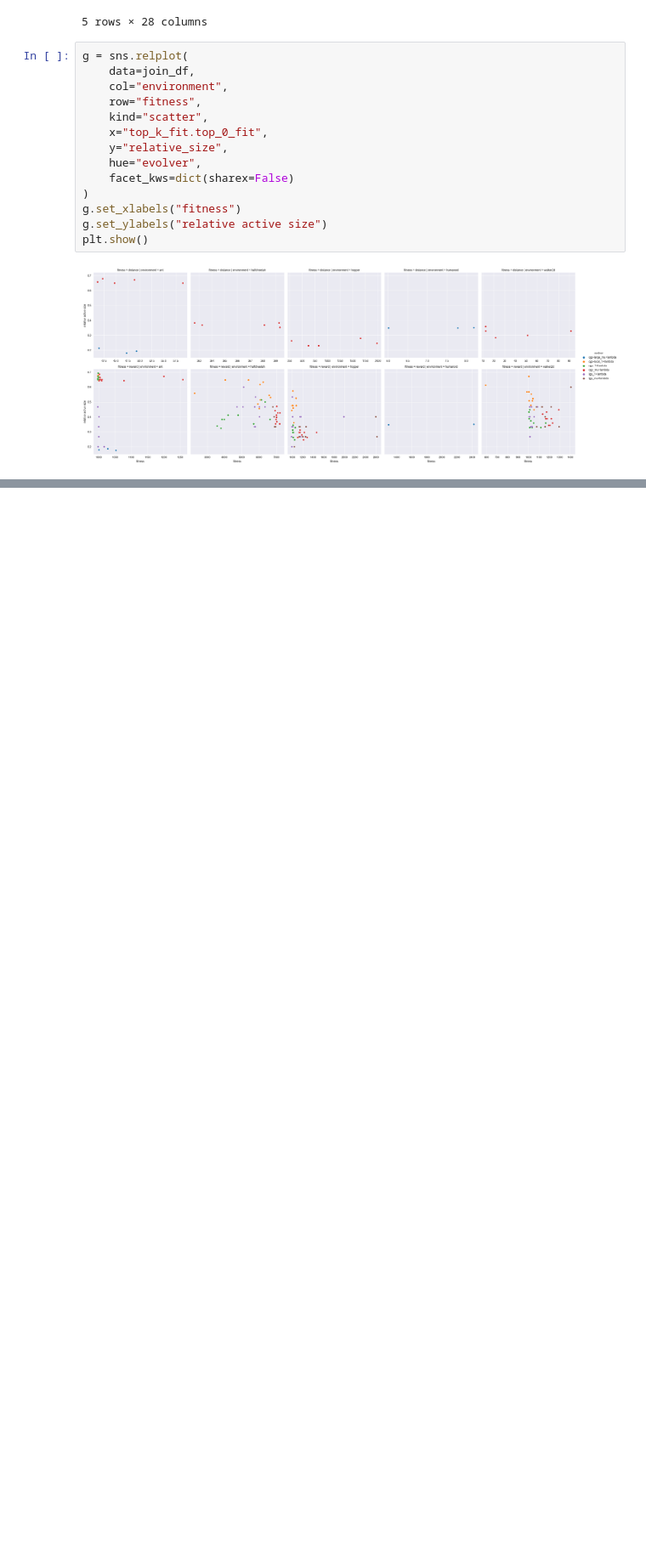
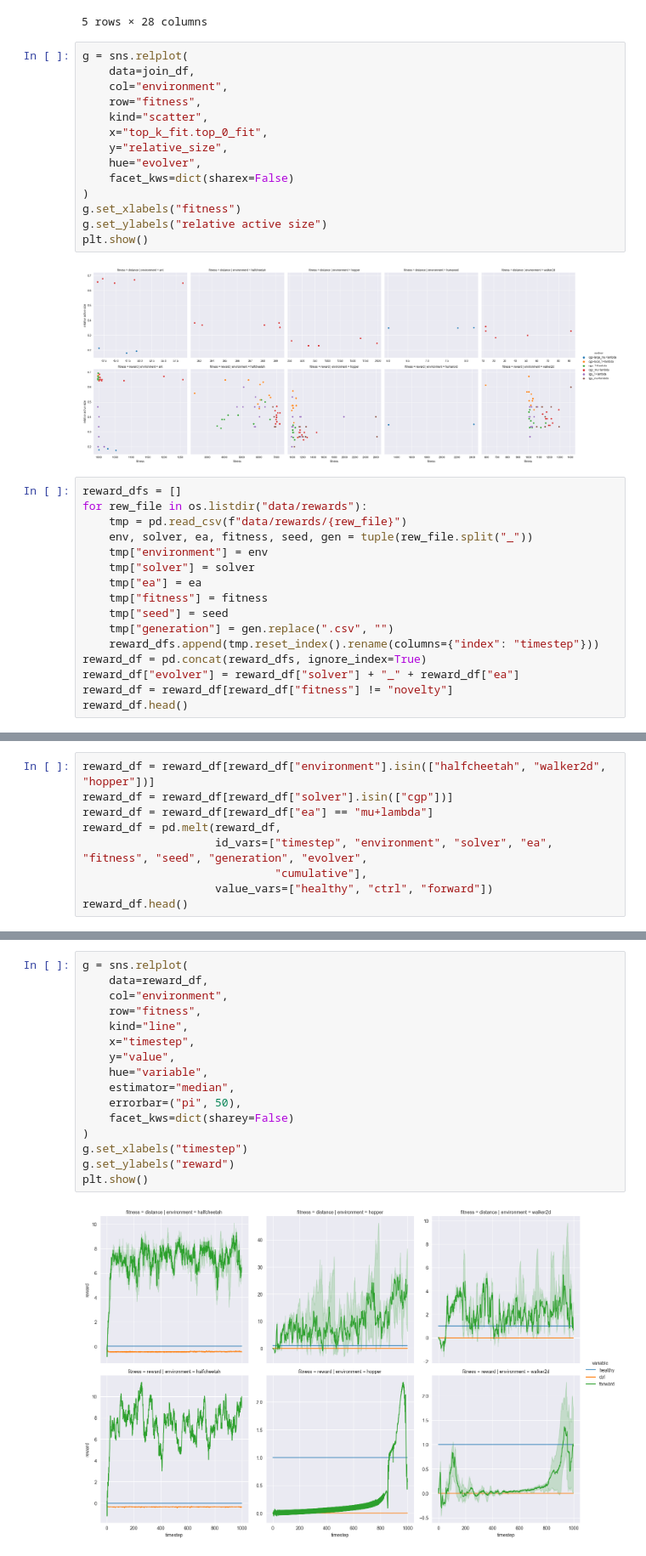
Before and after one commit to giorgia-nadizar/cgpax, a Jupyter notebook: analysis/analysis.ipynb, the cells around one changed output, grey strips where cells are left out. Shown at 85% size. Drawn from its saved outputs; the diff is of its cells as text; blank space fills up the shorter version.

Commit message:
Fitness and graph size analysis updated.

```diff
--- a/analysis/analysis.ipynb
+++ b/analysis/analysis.ipynb
@@ -134,3 +134,19 @@ g.set_ylabels("relative active size")
 plt.show()
 # %% [output]
 [figure]
+# %%
+reward_dfs = []
+for rew_file in os.listdir("data/rewards"):
+    tmp = pd.read_csv(f"data/rewards/{rew_file}")
+    env, solver, ea, fitness, seed, gen = tuple(rew_file.split("_"))
+    tmp["environment"] = env
+    tmp["solver"] = solver
+    tmp["ea"] = ea
+    tmp["fitness"] = fitness
+    tmp["seed"] = seed
+    tmp["generation"] = gen.replace(".csv", "")
+    reward_dfs.append(tmp.reset_index().rename(columns={"index": "timestep"}))
+reward_df = pd.concat(reward_dfs, ignore_index=True)
+reward_df["evolver"] = reward_df["solver"] + "_" + reward_df["ea"]
+reward_df = reward_df[reward_df["fitness"] != "novelty"]
+reward_df.head()
@@ -136,0 +160,9 @@ plt.show()
+# %%
+reward_df = reward_df[reward_df["environment"].isin(["halfcheetah", "walker2d", "hopper"])]
+reward_df = reward_df[reward_df["solver"].isin(["cgp"])]
+reward_df = reward_df[reward_df["ea"] == "mu+lambda"]
+reward_df = pd.melt(reward_df,
+                    id_vars=["timestep", "environment", "solver", "ea", "fitness", "seed", "generation", "evolver",
+                             "cumulative"],
+                    value_vars=["healthy", "ctrl", "forward"])
+reward_df.head()
@@ -136,0 +176,18 @@ plt.show()
+# %%
+g = sns.relplot(
+    data=reward_df,
+    col="environment",
+    row="fitness",
+    kind="line",
+    x="timestep",
+    y="value",
+    hue="variable",
+    estimator="median",
+    errorbar=("pi", 50),
+    facet_kws=dict(sharey=False)
+)
+g.set_xlabels("timestep")
+g.set_ylabels("reward")
+plt.show()
+# %% [output]
+[figure, added]
```
Also changed, not shown: parts of 2 cells of this notebook.
